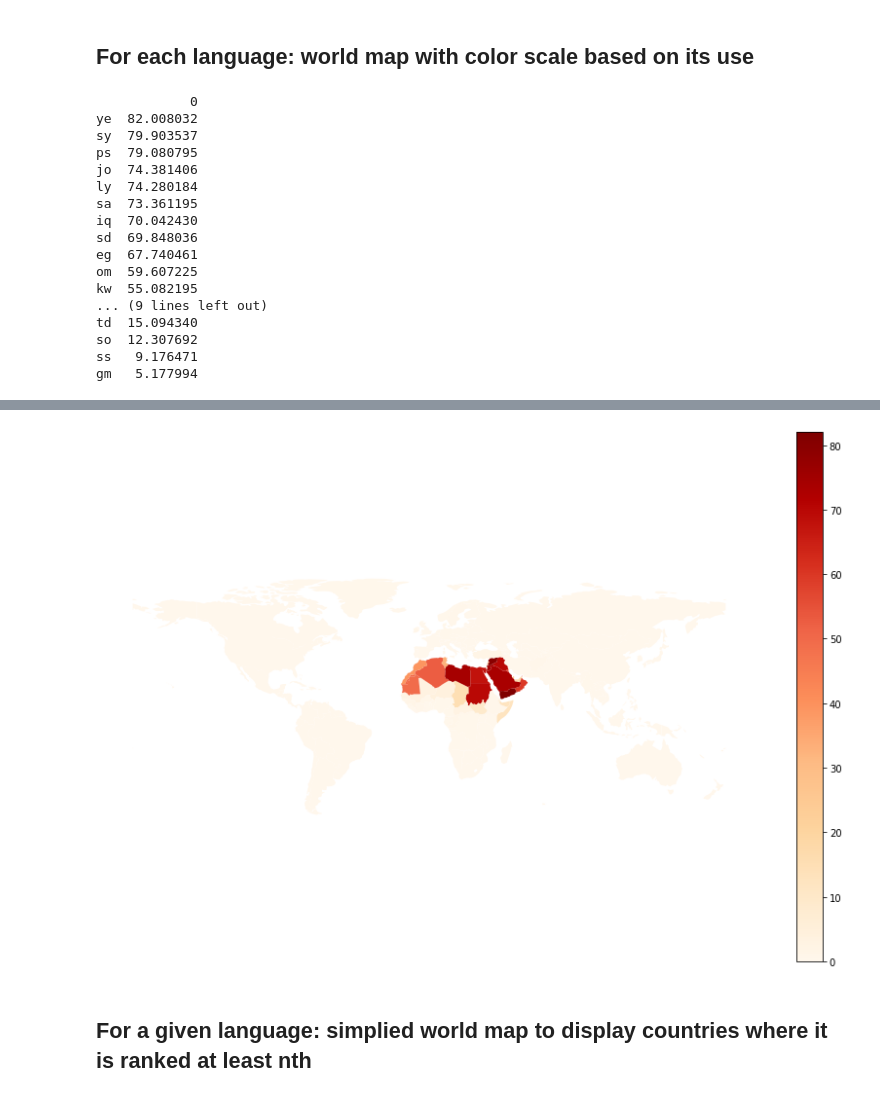
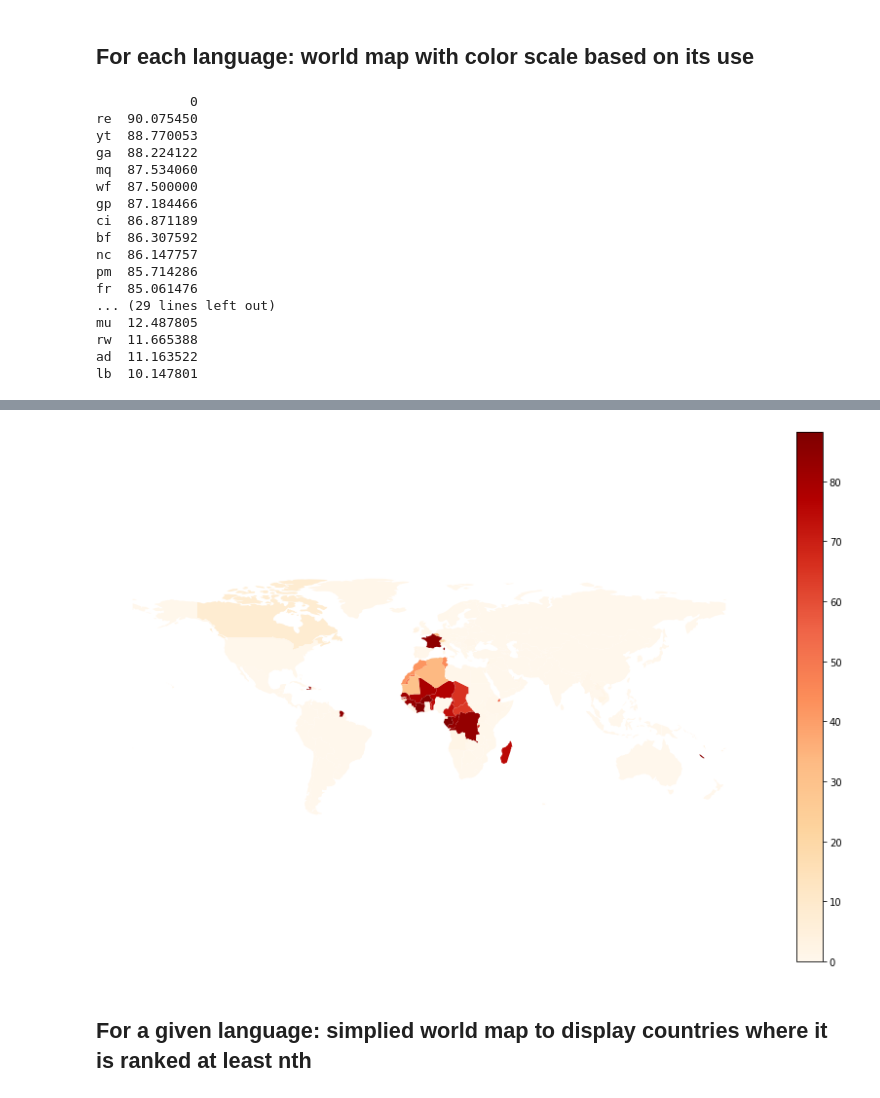
Before and after one commit to a455bcd9/wikilangtrends, a Jupyter notebook: Wikipedia Languages.ipynb, the cells around one changed output, grey strips where cells are left out. Drawn from its saved outputs; the diff is of its cells as text; code cells hidden in the pictures.

```diff
--- a/Wikipedia Languages.ipynb
+++ b/Wikipedia Languages.ipynb
@@ -85,7 +85,7 @@ if analyze_last_month:
     last_month = date(year, month, 1)
 else:
     # Pick any other month
-    last_month = date(2019, 5, 1)
+    last_month = date(2015, 5, 1)
 
 # Convert to string to add to URL
 point_in_time = last_month.strftime('%Y/%m')
@@ -100,18 +100,29 @@ Analyzed period: 2021/01
 
 # API example: https://wikimedia.org/api/rest_v1/metrics/pageviews/top-by-country/fr.wikipedia/all-access/2021/01
 base_url = 'https://wikimedia.org/api/rest_v1/metrics/pageviews/top-by-country/'
+complement = '/all-access/'
 
 all_wikipedias = pd.DataFrame()
 
+# Create empty DataFrame
+all_languages_pageviews = pd.DataFrame()
+
+start_date = '20101101'
+end_date = date.today().strftime('%Y%m%d')
+date_range = start_date + '/' + end_date
+
+# For each Wikipedia get the list of page views by country
 for code in wiki_codes:
-    # For each Wikipedia get the list of page views by country
-    project = code + '.wikipedia'
+    project = code + '.wikipedia.org'
 
-    countries_url = base_url + project + '/all-access/' + point_in_time
+    # Fetch API
+    countries_url = base_url + project + complement + point_in_time
+    countries_json = requests.get(countries_url, headers=headers).text
+    countries = json.loads(countries_json)
 
-    countries_json = requests.get(countries_url, headers=headers).text
-
-    countries = json.loads(countries_json)
+    # If there's no data for this language, continue to the next one
+    if 'items' not in countries:
+        continue
 
     # Transform to a dataframe
     df = pd.DataFrame.from_dict(countries['items'][0]['countries'])
@@ -130,7 +141,7 @@ for code in wiki_codes:
 # %% [markdown]
 ## Most popular Wikipedias in a given country
 # %%
-country_code = 'GB'
+country_code = 'DJ'
 popular_wikipedias_in_country = all_wikipedias.loc[country_code].sort_values(ascending=False)[0:10]
 print('\nMost popular Wikipedias in', country_code, ':')
 print(popular_wikipedias_in_country)
@@ -144,6 +155,7 @@ most_popular_by_country = all_wikipedias.idxmax(axis=1)
 
 # Add back the index
 most_popular_by_country = most_popular_by_country.reset_index()
+index = 'index'
 
 # Rename the column
 most_popular_by_country = most_popular_by_country.rename(columns={0: 'most_popular'})
@@ -151,7 +163,7 @@ most_popular_by_country = most_popular_by_country.rename(columns={0: 'most_popul
 # Number of countries where each edition is top
 popular_wikipedias = most_popular_by_country.groupby(['most_popular']).count()
 # Sort by number of countries where language is first
-popular_wikipedias = popular_wikipedias.sort_values(by=['country'], ascending=False)
+popular_wikipedias = popular_wikipedias.sort_values(by=[index], ascending=False)
 
 # Languages that are number one in at least one country
 top_languages = set(most_popular_by_country['most_popular'])
@@ -161,5 +173,5 @@ print(top_languages)
 # Names of countries where each edition arrives first
 # We concatenate country codes
 # https://stackoverflow.com/a/22221675/5285608
-countries_by_language = most_popular_by_country.groupby('most_popular')['country'].apply(list).to_dict()
+countries_by_language = most_popular_by_country.groupby('most_popular')[index].apply(list).to_dict()
 # %% [output]
@@ -276,11 +288,11 @@ world[world.name != 'Antarctica'].plot(**params).set_axis_off()
 all_wikipedias_relative = all_wikipedias[all_wikipedias.columns].div(all_wikipedias[all_wikipedias.columns].sum(axis=1), axis=0).multiply(100)
 
 # Language to display
-language_code = 'ar'
+language_code = 'fr'
 
 worldmap_chart = pygal.maps.world.World()
 # Threshold in percentage
-threshold = 5
+threshold = 10
 worldmap_chart.title = 'Popularity of Wikipedia in ' + language_code + ' by country with at least ' + str(threshold) + '% of visits (' + point_in_time + ')'
 
 language_relative = all_wikipedias_relative[language_code].to_dict()
@@ -299,50 +311,50 @@ if pd.DataFrame.from_dict(language_relative_filtered, orient='index').empty is F
     svg_code = worldmap_chart.render()
 else:
      print('No country with', language_code, 'above the selected threshold')
 
 
 # Try another lib
 world[language_code] = 0
 
 for key, value in language_relative.items():
     world.loc[world.iso_a2 == key, language_code] = value
 
 params = {
     'column': language_code,
     'figsize': (15, 10),
     'legend': True,
     'cmap': 'OrRd',
     # Wistia
     #'missing_kwds': {
     #    'color': 'white',
     #    'edgecolor': 'lightgrey',
     #    'label': '--',
     #},
 }
 
 world[world.name != 'Antarctica'].plot(**params).set_axis_off();
 
 display_svg(svg_code)
 # %% [output]
             0
-ye  82.008032
-sy  79.903537
-ps  79.080795
-jo  74.381406
-ly  74.280184
-sa  73.361195
-iq  70.042430
-sd  69.848036
-eg  67.740461
-om  59.607225
-kw  55.082195
-... (9 lines left out)
-td  15.094340
-so  12.307692
-ss   9.176471
-gm   5.177994
+re  90.075450
+yt  88.770053
+ga  88.224122
+mq  87.534060
+wf  87.500000
+gp  87.184466
+ci  86.871189
+bf  86.307592
+nc  86.147757
+pm  85.714286
+fr  85.061476
+... (29 lines left out)
+mu  12.487805
+rw  11.665388
+ad  11.163522
+lb  10.147801
 [drawing not drawn]
-[figure, old version]
+[figure, new version]
 # %% [markdown]
 ## For a given language: simplied world map to display countries where it is ranked at least nth
 # %%
```
Also changed, not shown: parts of 4 cells of this notebook.
